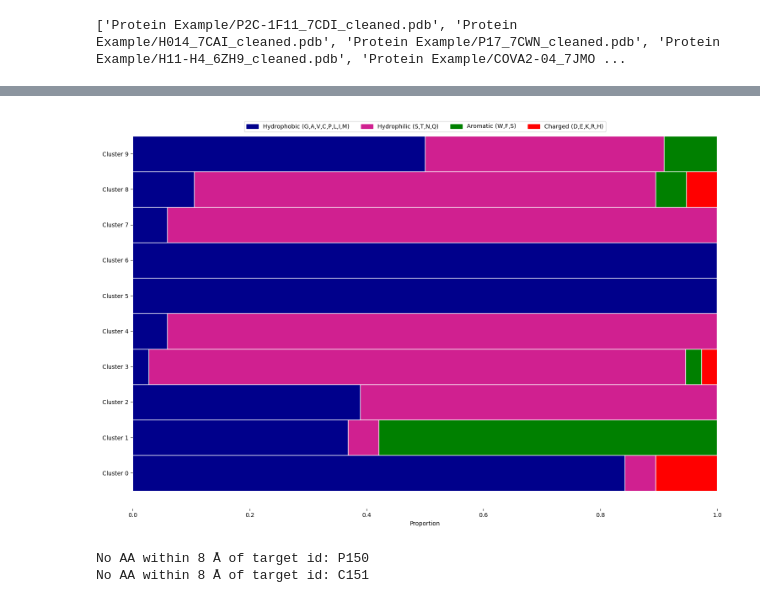
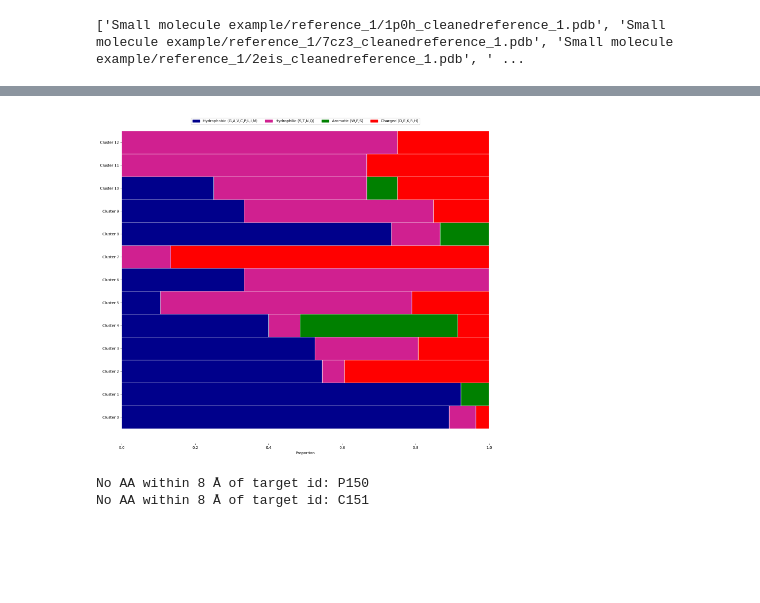
Before and after one commit to DanielP520/MAGPIE, a Jupyter notebook: MAGPIE_COLAB.ipynb, the cells around one changed output, grey strips where cells are left out. Saved outputs shown, nothing was run; the diff lists cells and outputs as text; code cells hidden in the pictures; blank space fills up the shorter version.

```diff
--- a/MAGPIE_COLAB.ipynb
+++ b/MAGPIE_COLAB.ipynb
@@ -74,8 +74,8 @@ def extract_file(archive_path, output_folder):
         print(f"{archive_path} is not a zip file")
 
 uploaded_data_set = False #@param {type:"boolean"}
-protein_protein_example_data = True  #@param {type:"boolean"}
-protein_ligand_example_data = False  #@param {type:"boolean"}
+protein_protein_example = False  #@param {type:"boolean"}
+small_molecule_ligand_example = True  #@param {type:"boolean"}
 if uploaded_data_set:
   zip_files = glob.glob("temp/" +"*.zip")
   files = zip_files
@@ -85,14 +85,14 @@ if uploaded_data_set:
       zip = zip.split(".zip")[0]
       pdb_files +=  glob.glob(zip + "/*.pdb")
 
-elif protein_ligand_example_data:
-  pdb_files = glob.glob("Ligand Example/" + "*.pdb")
-elif protein_protein_example_data:
-    pdb_files = glob.glob("Protein Example/" + "*.pdb")
+elif small_molecule_ligand_example:
+  pdb_files = glob.glob("Small molecule example/reference_1/*.pdb")
+elif protein_protein_example:
+  pdb_files = glob.glob("Protein Example/" + "*.pdb")
 
 print(pdb_files)
 # %% [output]
-['Protein Example/P2C-1F11_7CDI_cleaned.pdb', 'Protein Example/H014_7CAI_cleaned.pdb', 'Protein Example/P17_7CWN_cleaned.pdb', 'Protein Example/H11-H4_6ZH9_cleaned.pdb', 'Protein Example/COVA2-04_7JMO ...
+['Small molecule example/reference_1/1p0h_cleanedreference_1.pdb', 'Small molecule example/reference_1/7cz3_cleanedreference_1.pdb', 'Small molecule example/reference_1/2eis_cleanedreference_1.pdb', ' ...
 # %%
 #@title ##3. Select target ligand and protein binder chains.
 
@@ -102,13 +102,13 @@ print(pdb_files)
 
 # @markdown For the protein target example, use A for the target ligand chain and C for the protein binder chain.
 
-# @markdown For the small molecule target example, use X for the target chain and A for the protein binder chain. Check the is_ligand option.
+# @markdown For the small molecule target example, use B for the target chain and C for the protein binder chain. Check the is_ligand option.
 
-target_chain = "A"#@param {type:"string"}
+target_chain = "B"#@param {type:"string"}
 binding_chain = "C"#@param {type:"string"}
 download_meta = True #@param {type:"boolean"}
 
-is_ligand = False #@param {type:"boolean"}
+is_ligand = True #@param {type:"boolean"}
 distance = '8' #@param {type:"string"}
 distance = int(distance)
 
@@ -175,35 +175,38 @@ def plot_cluster_compositions(cluster_compositions_dict):
     ax.set_yticks(sorted_cluster_indexes)  # Set y-ticks to cluster indexes
     ax.set_yticklabels([f'Cluster {i}' for i in sorted_cluster_indexes])
 
     # Remove the spines for a cleaner look
     ax.spines['top'].set_visible(False)
     ax.spines['right'].set_visible(False)
     ax.spines['left'].set_visible(False)
     ax.spines['bottom'].set_visible(False)
 
     # Create a legend, moved further down by adjusting the bbox_to_anchor parameter
     handles = [plt.Rectangle((0, 0), 1, 1, color=color_key[label]) for label in color_key]
     labels = ["Hydrophobic (G,A,V,C,P,L,I,M)", "Hydrophilic (S,T,N,Q)", "Aromatic (W,F,S)", "Charged (D,E,K,R,H)"]
     plt.legend(handles, labels, loc='upper center', bbox_to_anchor=(0.5, 1), ncol=len(color_key))
     # Adjust the layout
     plt.tight_layout()
     # Show the plot
     filename = "clusters.png"
     plt.savefig(filename)
 
 df_target,df_binder,return_from_clusters = sequence_logo_main.plot(pdb_files, target_chain,binding_chain,is_ligand, distance, download_meta,[eps,min_samples])
 from IPython.display import Image
 plot_cluster_compositions(return_from_clusters)
 # Specify the path to your PNG image
 image_path = 'clusters.png'
+width = 400
+height = 300
 
+# Display the image with specified size
+Image(image_path, width=width, height=height)
 # Display the image
-Image(image_path)
 # %% [output]
 [interactive output not drawn]
 [interactive output not drawn]
 [interactive output not drawn]
-[figure, old version]
+[figure, new version]
 # %%
 
 
```
